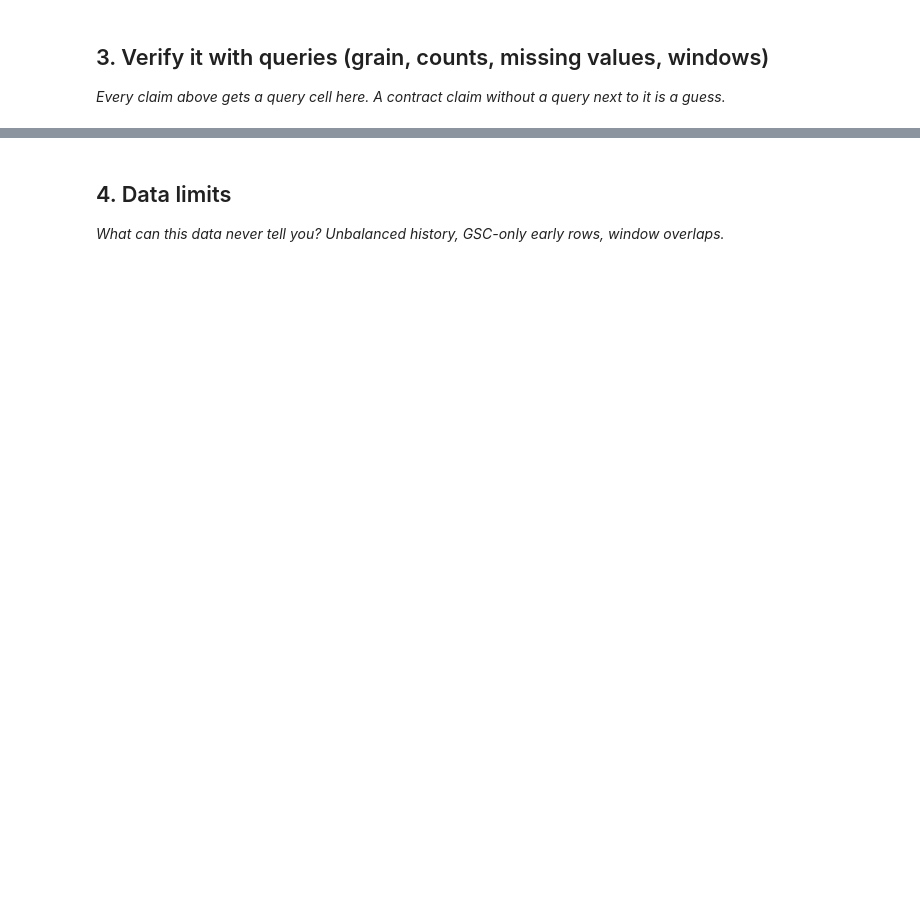
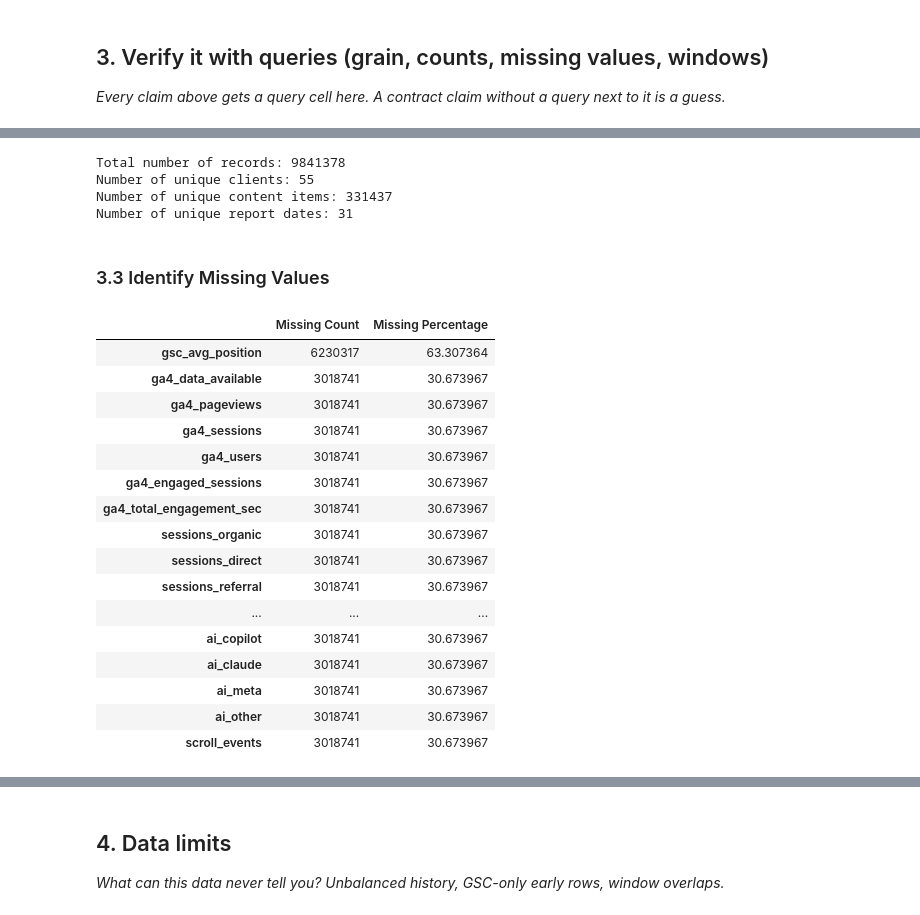
Before and after one commit to Lacenedihia/flyrank-ml-internship-starter, a Jupyter notebook: work/notebooks/w03_data_contract.ipynb, the cells around one changed output, grey strips where cells are left out. Cells and saved outputs as stored; diff of their text form; code cells hidden in the pictures; blank space fills up the shorter version.

```diff
--- a/work/notebooks/w03_data_contract.ipynb
+++ b/work/notebooks/w03_data_contract.ipynb
@@ -13,3 +20,14 @@ This skeleton is yours to fill. Work the sections **in order** — each one has
 # %%
 # This cell is for CODE (numbers, a query, a check).
 # Write your text answer in the cell ABOVE this one — typing sentences here breaks Run All.
+from google.colab import userdata
+HF_TOKEN = userdata.get('HF_TOKEN')
+from google.colab import userdata
+from huggingface_hub import HfApi
+
+HF_TOKEN = userdata.get('HF_TOKEN')
+api = HfApi(token=HF_TOKEN)
+
+files = api.list_repo_files("FlyRank/internship-warehouse", repo_type="dataset")
+for f in files:
+    print(f)
@@ -22,0 +111,9 @@ This skeleton is yours to fill. Work the sections **in order** — each one has
+# %%
+import pandas as pd
+
+df = pd.read_parquet(
+    "hf://datasets/FlyRank/internship-warehouse/fact_content_daily_performance/month=2026-03/data_0.parquet",
+    storage_options={"token": HF_TOKEN}
+)
+display(df.head())
+display(df.info())
@@ -22,0 +146,11 @@ This skeleton is yours to fill. Work the sections **in order** — each one has
+# %%
+# Convert report_date to datetime
+df['report_date'] = pd.to_datetime(df['report_date'])
+
+# Verify the unit of analysis: check for duplicates in (report_date, client_hash_id, content_hash_id)
+duplicate_rows = df.duplicated(subset=['report_date', 'client_hash_id', 'content_hash_id']).sum()
+
+print(f"Number of duplicate rows for (report_date, client_hash_id, content_hash_id): {duplicate_rows}")
+
+# Check the date range in the loaded DataFrame
+print(f"Date range: {df['report_date'].min()} to {df['report_date'].max()}")
@@ -26,0 +192,49 @@ This skeleton is yours to fill. Work the sections **in order** — each one has
+# %%
+# Total number of records
+print(f"Total number of records: {len(df)}")
+
+# Number of unique clients
+print(f"Number of unique clients: {df['client_hash_id'].nunique()}")
+
+# Number of unique content items
+print(f"Number of unique content items: {df['content_hash_id'].nunique()}")
+
+# Number of unique report dates
+print(f"Number of unique report dates: {df['report_date'].nunique()}")
+# %% [output]
+Total number of records: 9841378
+Number of unique clients: 55
+Number of unique content items: 331437
+Number of unique report dates: 31
+# %% [markdown]
+### 3.3 Identify Missing Values
+# %%
+# Check for missing values in each column
+missing_values = df.isnull().sum()
+missing_percentage = (df.isnull().sum() / len(df)) * 100
+
+missing_info = pd.DataFrame({
+    'Missing Count': missing_values,
+    'Missing Percentage': missing_percentage
+})
+
+# Display columns with any missing values
+display(missing_info[missing_info['Missing Count'] > 0].sort_values(by='Missing Count', ascending=False))
+# %% [output]
+|  | Missing Count | Missing Percentage |
+| gsc_avg_position | 6230317 | 63.307364 |
+| ga4_data_available | 3018741 | 30.673967 |
+| ga4_pageviews | 3018741 | 30.673967 |
+| ga4_sessions | 3018741 | 30.673967 |
+| ga4_users | 3018741 | 30.673967 |
+| ga4_engaged_sessions | 3018741 | 30.673967 |
+| ga4_total_engagement_sec | 3018741 | 30.673967 |
+| sessions_organic | 3018741 | 30.673967 |
+| sessions_direct | 3018741 | 30.673967 |
+| sessions_referral | 3018741 | 30.673967 |
+| ... | ... | ... |
+| ai_copilot | 3018741 | 30.673967 |
+| ai_claude | 3018741 | 30.673967 |
+| ai_meta | 3018741 | 30.673967 |
+| ai_other | 3018741 | 30.673967 |
+| scroll_events | 3018741 | 30.673967 |
```
Also changed, not shown: parts of 25 cells of this notebook.
